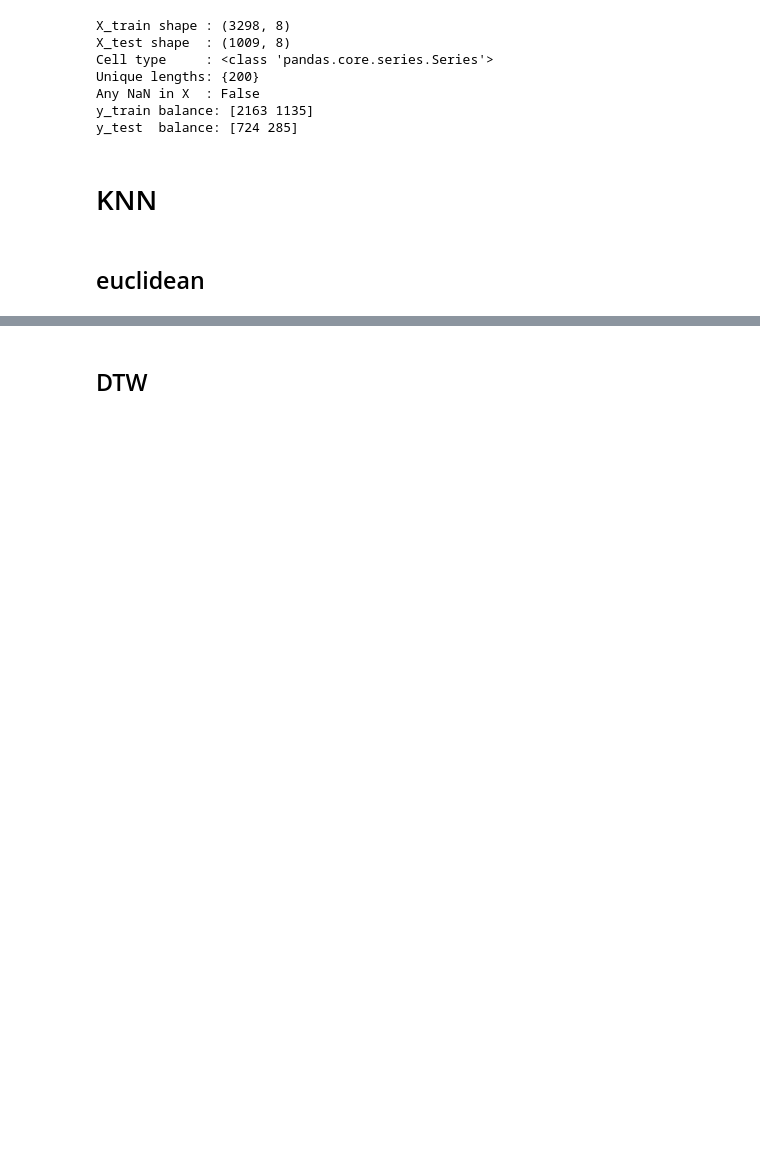
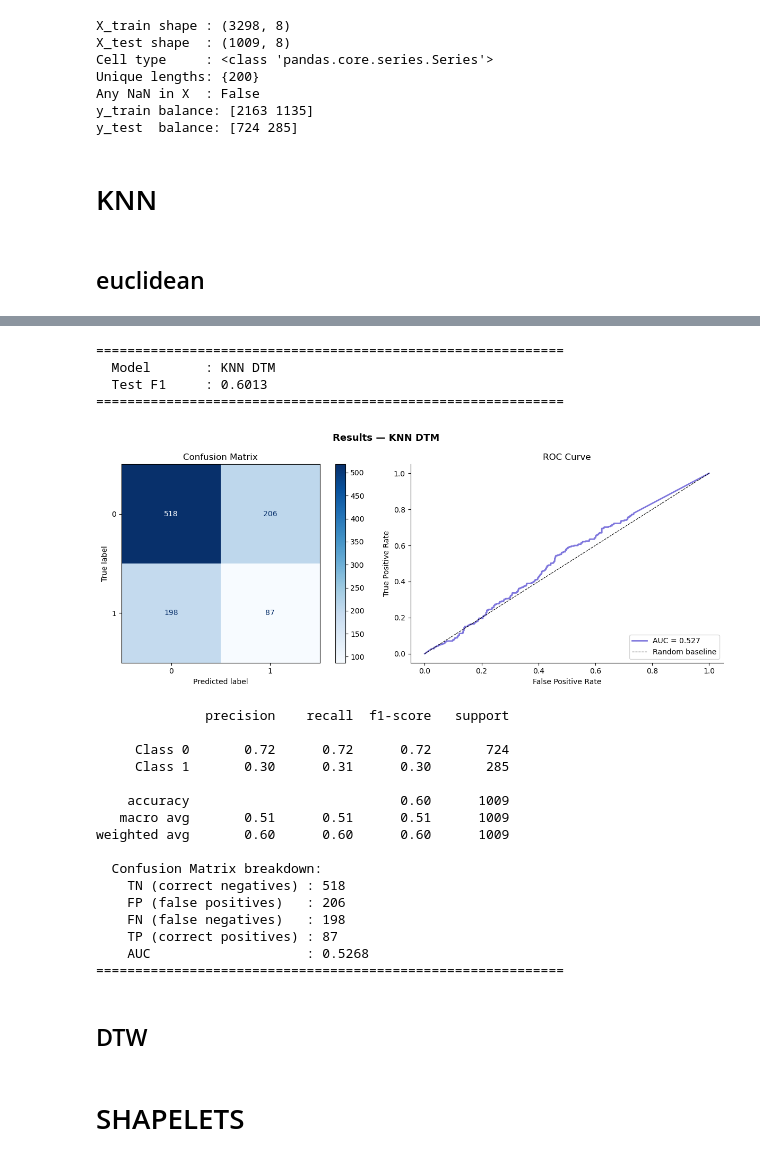
Before and after one commit to alicecalderini/DATAMINING_2-Project, a Jupyter notebook: 10. TIME SERIES/2. TS CLASSIFICATION.ipynb, the cells around one changed output, grey strips where cells are left out. Saved outputs shown, nothing was run; the diff lists cells and outputs as text; code cells hidden in the pictures; blank space fills up the shorter version.

```diff
--- a/10. TIME SERIES/2. TS CLASSIFICATION.ipynb
+++ b/10. TIME SERIES/2. TS CLASSIFICATION.ipynb
@@ -385,0 +356,29 @@ print_classification_results(
+# %%
+random_state = 42
+
+param_list = {
+    "n_neighbors" : [4],
+    "weights"     : ["distance","balanced"],
+    "distance"    : ["dtw"],
+    "distance_params": [
+        {"window": 0.05},   # very tight band — 10 steps
+        {"window": 0.10},   # standard recommendation — 20 steps
+        {"window": 0.20},   # looser — 40 steps
+    ],
+    "n_jobs": [-1]
+}
+
+random_search_dtw = RandomizedSearchCV(
+    KNeighborsTimeSeriesClassifier(),
+    param_distributions = param_list,
+    cv                  = KFold(n_splits=5, shuffle=True, random_state=random_state),
+    scoring             = "f1_macro",
+    n_jobs              = -1,
+    refit               = True,
+    n_iter              = 3,            # one per window size
+    random_state        = random_state
+)
+
+random_search_dtw.fit(X_train, y_train)
+print(f"Best params : {random_search.best_params_}")
+print(f"Best CV f1  : {random_search.best_score_:.4f}")
@@ -386,3 +405,32 @@ print_classification_results(
+# %%
+print_classification_results(
+    best_model  = random_search_dtw.best_estimator_,
+    X_test      = X_test,
+    y_test      = y_test,
+    model_name  = "KNN DTM"
+)
+# %% [output]
+============================================================
+  Model       : KNN DTM
+  Test F1     : 0.6013
+============================================================
+[figure, added]
+              precision    recall  f1-score   support
+
+     Class 0       0.72      0.72      0.72       724
+     Class 1       0.30      0.31      0.30       285
+
+    accuracy                           0.60      1009
+   macro avg       0.51      0.51      0.51      1009
+weighted avg       0.60      0.60      0.60      1009
+
+  Confusion Matrix breakdown:
+    TN (correct negatives) : 518
+    FP (false positives)   : 206
+    FN (false negatives)   : 198
+    TP (correct positives) : 87
+    AUC                    : 0.5268
+============================================================
 # %% [markdown]
 ## DTW
 # %%
@@ -431,3 +479,5 @@ print_classification_results(
     y_test      = y_test,
     model_name  = "KNN DTM"
 )
+# %% [markdown]
+# SHAPELETS
```
Also changed, not shown: parts of 25 cells of this notebook, 12 other files.
